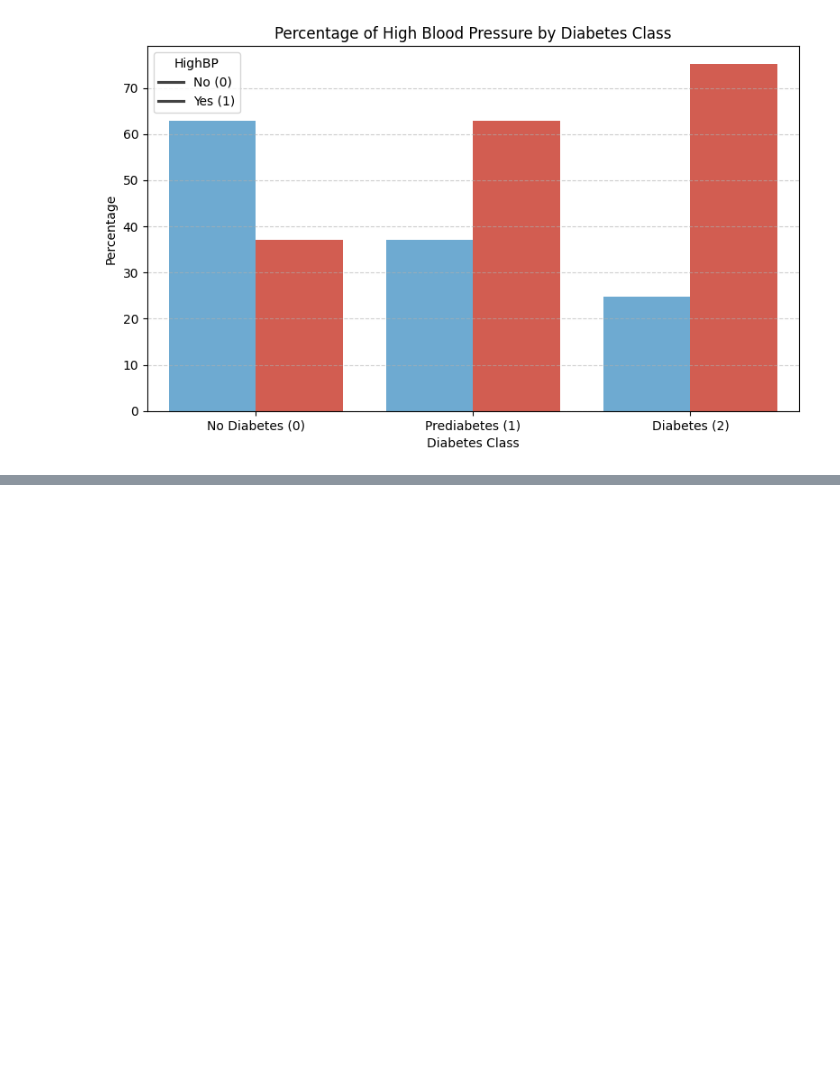
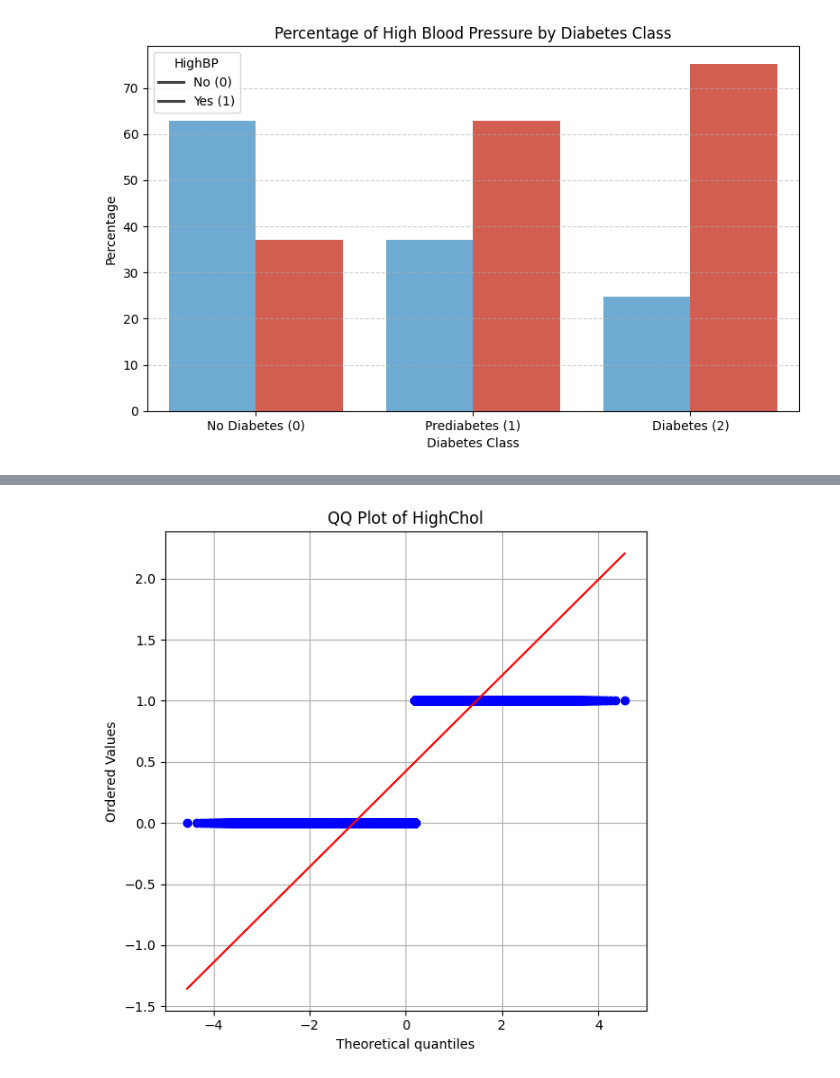
Before and after one commit to mrablfz05/diabetes-prediction, a Jupyter notebook: diabetes_prediction.ipynb, the cells around one changed output, grey strips where cells are left out. Saved outputs shown, nothing was run; the diff lists cells and outputs as text; code cells hidden in the pictures; blank space fills up the shorter version.

```diff
--- a/diabetes_prediction.ipynb
+++ b/diabetes_prediction.ipynb
@@ -271,0 +356,9 @@ plt.show()
+# %%
+plt.figure(figsize=(6, 6))
+stats.probplot(diabetes["HighChol"], dist="norm", plot=plt)
+plt.title("QQ Plot of HighChol")
+plt.grid(True)
+plt.tight_layout()
+plt.show()
+# %% [output]
+[figure, added]
```
Also changed, not shown: parts of 11 cells of this notebook.
